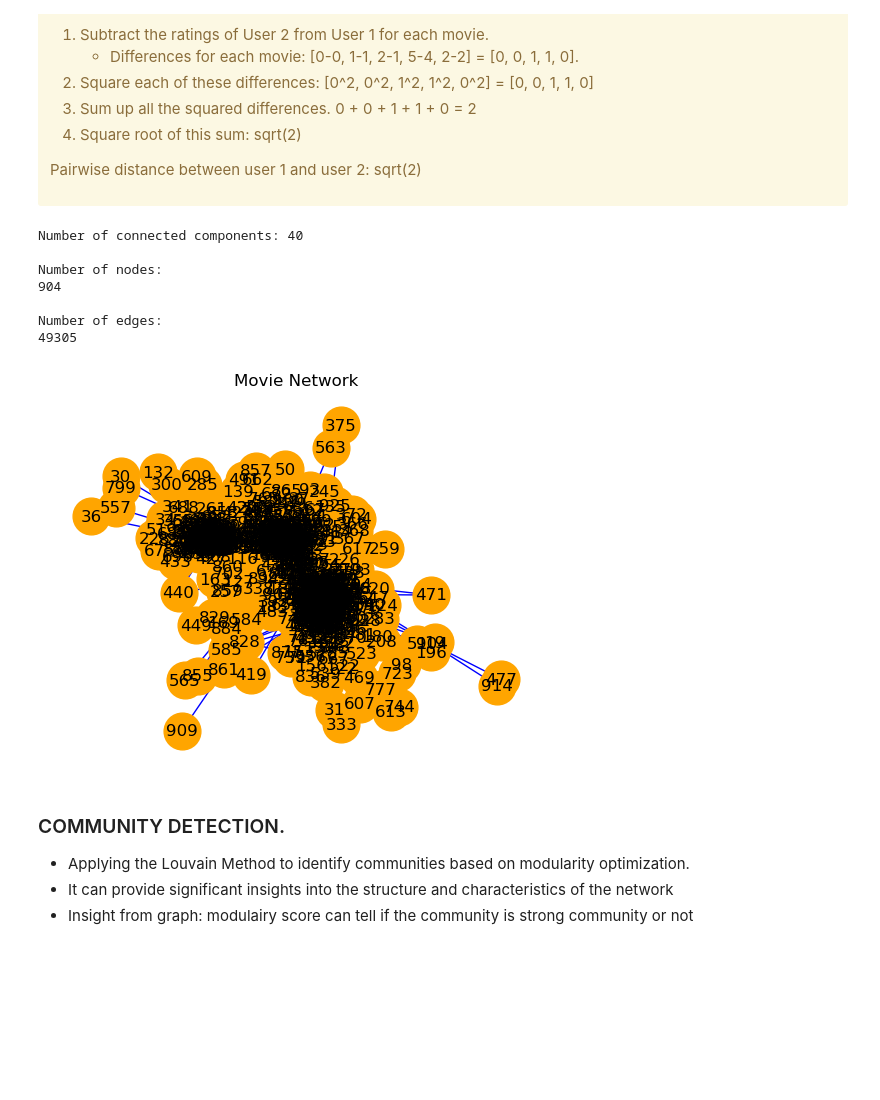
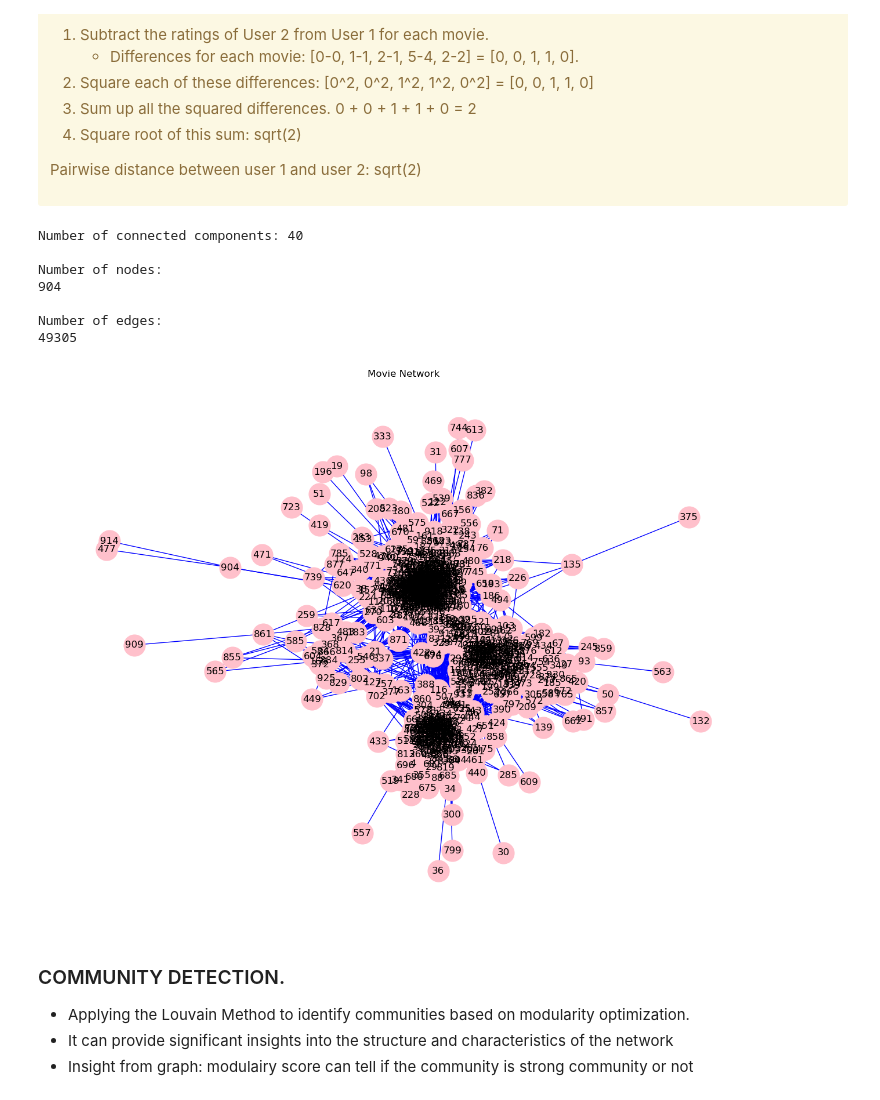
Before and after one commit to jgroubert14/Movie-Book-Recommendation-System, a Jupyter notebook: movierecommendation.ipynb, the cells around one changed output. Saved outputs shown, nothing was run; the diff lists cells and outputs as text; code cells hidden in the pictures; blank space fills up the shorter version.

Commit message:
image

```diff
--- a/movierecommendation.ipynb
+++ b/movierecommendation.ipynb
@@ -162,18 +162,18 @@ print(G.number_of_nodes())
 
 print("\nNumber of edges:")
 print(G.number_of_edges())
-
+plt.figure(figsize=(16, 12))
 pos = nx.spring_layout(G)  # positions for all nodes
 
 # Nodes
-nx.draw_networkx_nodes(G, pos, node_size=700, node_color='orange')
+nx.draw_networkx_nodes(G, pos, node_size=700, node_color='pink')
 
 # Edges
 nx.draw_networkx_edges(G, pos, edgelist=G.edges(), edge_color='blue')
 
 # Labels
 nx.draw_networkx_labels(G, pos, font_size=12, font_family='sans-serif')
-
+nx.write_gexf(G, "userconnection.gexf")
 plt.title("Movie Network")
 plt.axis('off')  # Turn off the axis
 plt.show()
@@ -188,34 +188,34 @@ plt.show()
 # # Add edges between users with same occupation and gender
 # user_occupation = users['occupation'].unique()
 # user_gender = ['M','F']
 # for occupation in user_occupation:
 #     for gender in user_gender:
 #         # get subset of users with same occupation and gender
 #         sub_df = users[(users['occupation'] == occupation) & (users['gender'] == gender)]
 #         # create edge between all users in subset
 #         for user1 in sub_df['user_id']:
 #             for user2 in sub_df['user_id']:
 #                 if user1 < user2: # If users have the same occupation and gender then there is connection between them. (edges without duplicates)
 #                     G.add_edge(user1, user2)
 #                     # Debug: Print the connection if occupation is student and gender is Female
 #                     if occupation == "student" and gender == "F":
 #                         print(f"Edge added between User {user1} and User {user2} - Occupation: {occupation}, Gender: {gender}")
 
 # # debug
 # print("\nNumber of nodes:")
 # print(G.number_of_nodes())
 
 # print("\nNumber of edges:")
 # print(G.number_of_edges())
 # %% [output]
 Number of connected components: 40
 
 Number of nodes:
 904
 
 Number of edges:
 49305
-[figure, old version]
+[figure, new version]
 # %% [markdown]
 ###  COMMUNITY DETECTION.
 - Applying the Louvain Method to identify communities based on modularity optimization.
```
Also changed, not shown: parts of 4 cells of this notebook, 49 other files.
